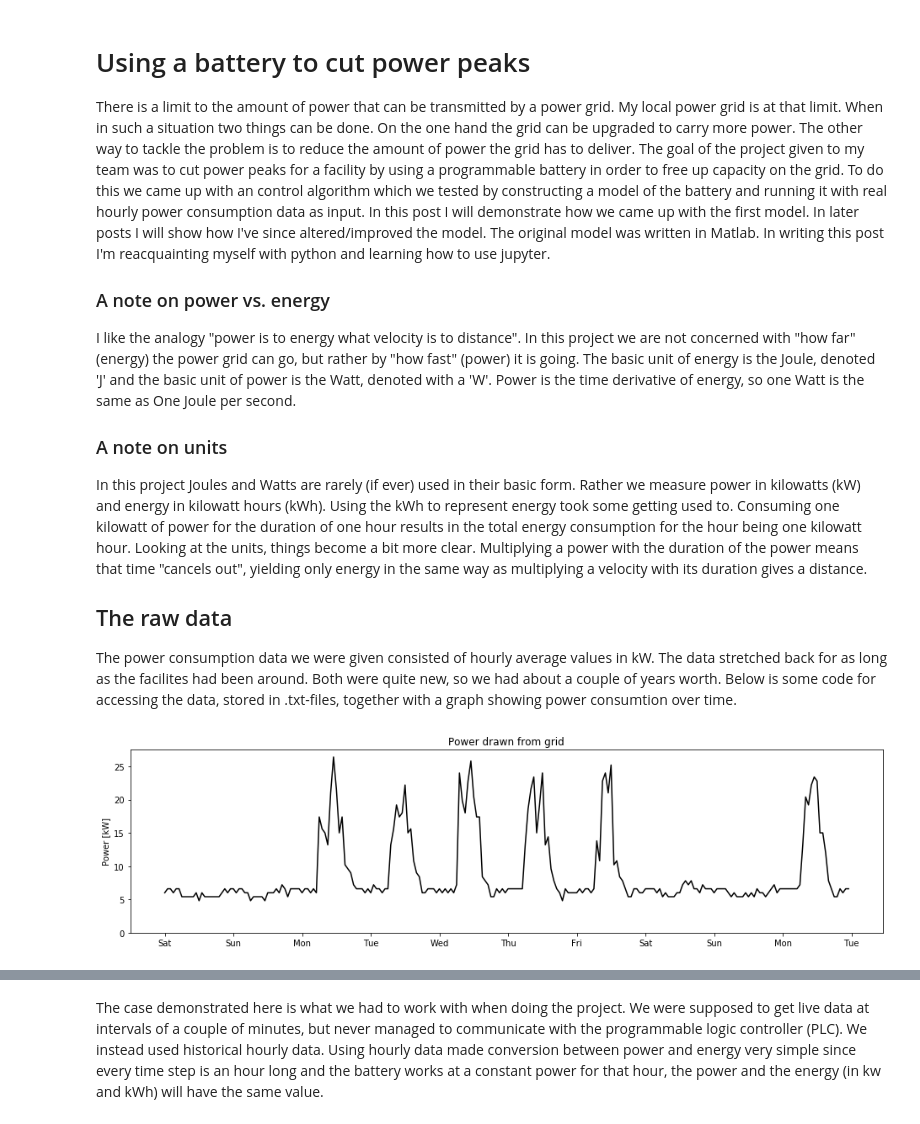
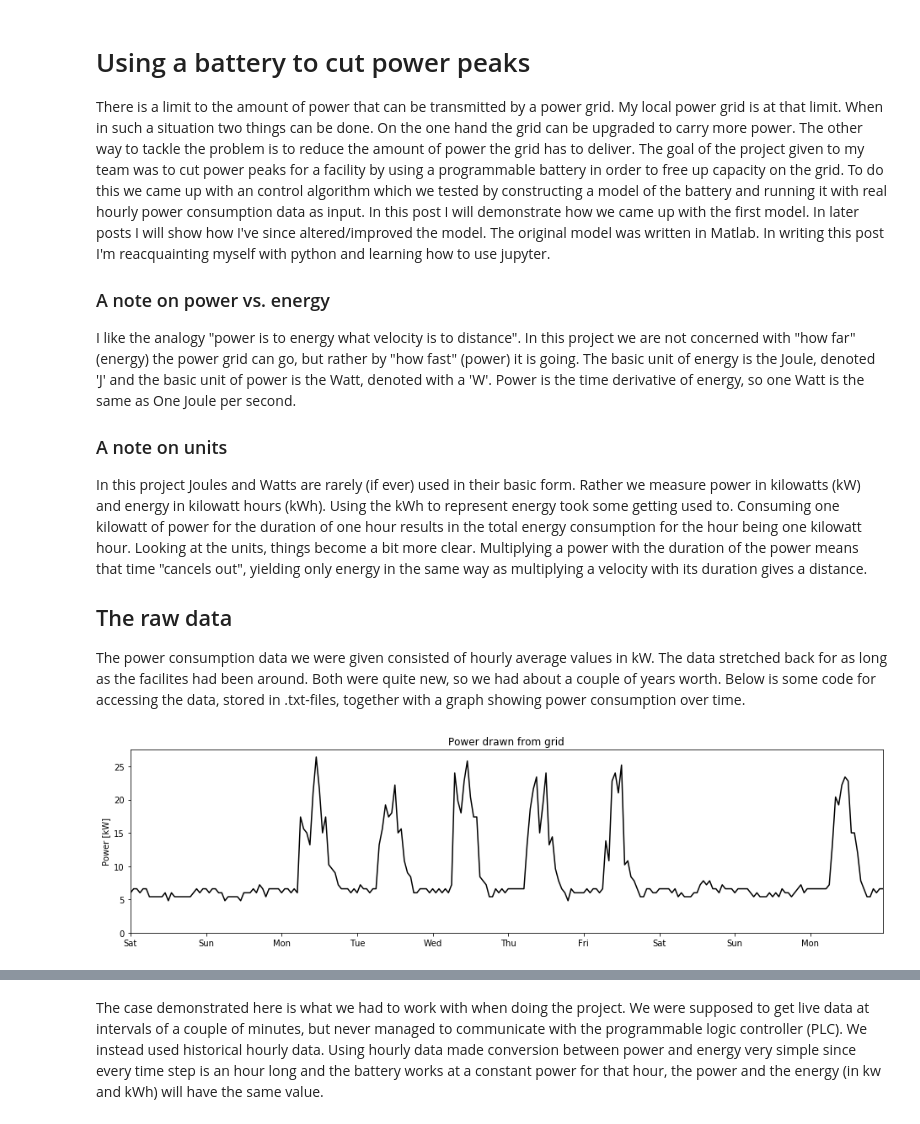
Before and after one commit to albinbjorn/battery_simulator, a Jupyter notebook: notebooks/Post1test.ipynb, the cells around one changed output, grey strips where cells are left out. Drawn from its saved outputs; the diff is of its cells as text; code cells hidden in the pictures.

```diff
--- a/notebooks/Post1test.ipynb
+++ b/notebooks/Post1test.ipynb
@@ -9,28 +9,29 @@ I like the analogy "power is to energy what velocity is to distance". In this pr
 In this project Joules and Watts are rarely (if ever) used in their basic form. Rather we measure power in kilowatts (kW) and energy in kilowatt hours (kWh). Using the kWh to represent energy took some getting used to. Consuming one kilowatt of power for the duration of one hour results in the total energy consumption for the hour being one kilowatt hour. Looking at the units, things become a bit more clear. Multiplying a power with the duration of the power means that time "cancels out", yielding only energy in the same way as multiplying a velocity with its duration gives a distance.
 
 ## The raw data
-The power consumption data we were given consisted of hourly average values in kW. The data stretched back for as long as the facilites had been around. Both were quite new, so we had about a couple of years worth. Below is some code for accessing the data, stored in .txt-files, together with a graph showing power consumtion over time.
+The power consumption data we were given consisted of hourly average values in kW. The data stretched back for as long as the facilites had been around. Both were quite new, so we had about a couple of years worth. Below is some code for accessing the data, stored in .txt-files, together with a graph showing power consumption over time.
 # %%
 import matplotlib.pyplot as plt
 import sys
 import numpy as np
 import matplotlib.dates as mdates
 import datetime
 DATAFILE = "../data/Sep2018.txt"
 loadvec = np.loadtxt(DATAFILE).reshape(-1,1)
 loadvec = loadvec[:240]
 days = [datetime.datetime(2018, 9, 1) + datetime.timedelta(hours = x) for x in range(len(loadvec))]
 fig, ax = plt.subplots(figsize = (16,4))
 _ = ax.plot(days, loadvec, 'k')
 weekday = mdates.DayLocator()  # every month
 years_fmt = mdates.DateFormatter('%a')
 ax.xaxis.set_major_formatter(years_fmt)
 ax.xaxis.set_major_locator(weekday)
 ax.set_ylim([0, None])
 ax.set_ylabel('Power [kW]')
 ax.set_title('Power drawn from grid')
+ax.set_xlim([days[0], days[-1]])
 plt.show()
 # %% [output]
-[figure, old version]
+[figure, new version]
 # %% [markdown]
 ### Base load and solar panels
```
Also changed, not shown: parts of 4 cells of this notebook.
